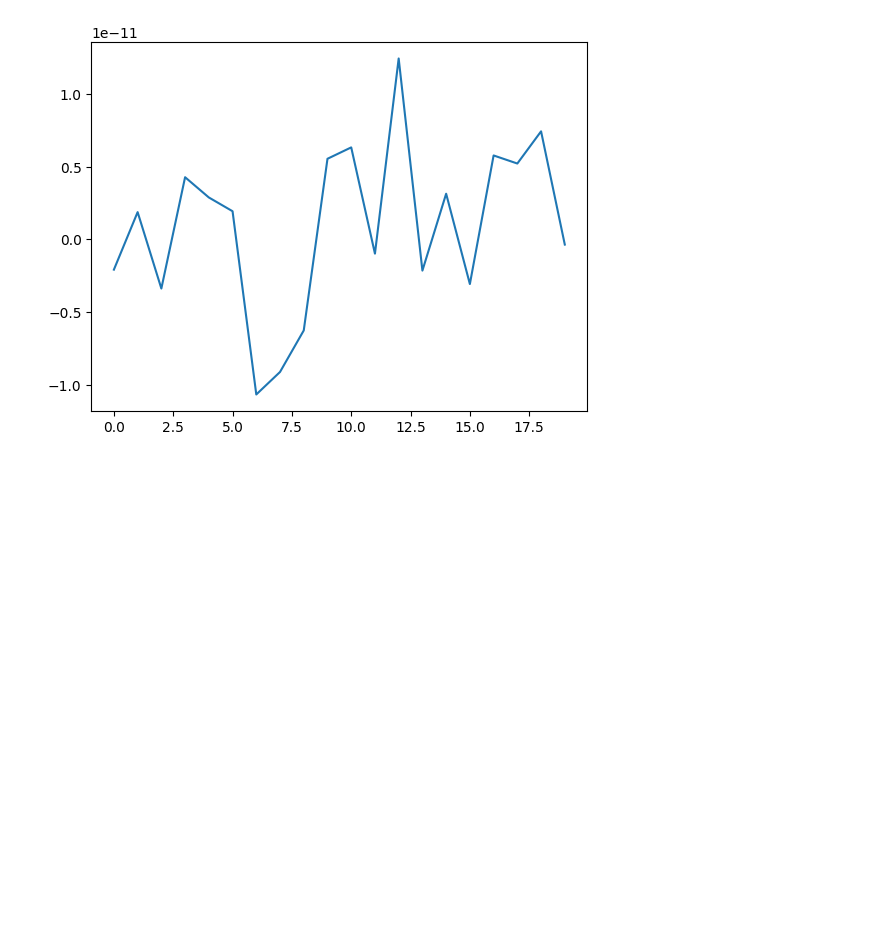
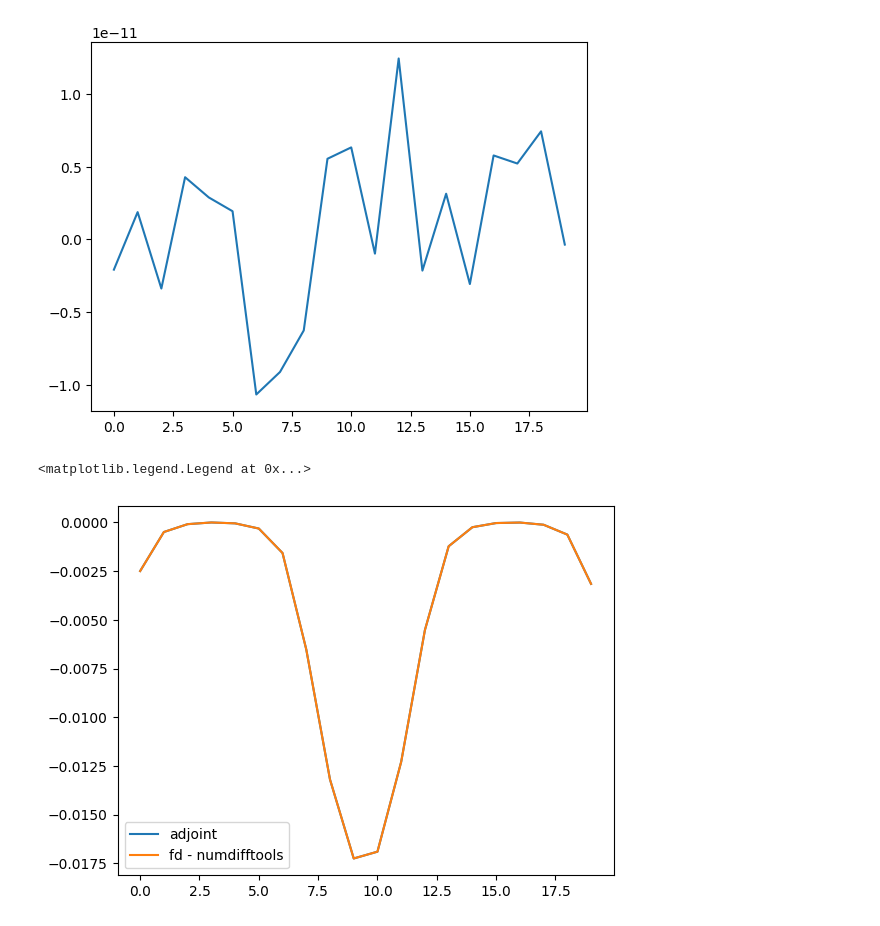
Before and after one commit to antoinecollet5/pyrtid, a Jupyter notebook: devs/chemistry_derivation_with_linear_transport.ipynb, the cells around one changed output. Cells and saved outputs as stored; diff of their text form; code cells hidden in the pictures; blank space fills up the shorter version.

```diff
--- a/devs/chemistry_derivation_with_linear_transport.ipynb
+++ b/devs/chemistry_derivation_with_linear_transport.ipynb
@@ -575,7 +575,7 @@ def solve_adj_transport(
 atr_model = AdjointTransportModel(time_params.nt)
 _a_sources = tr_model_ref.conc - tr_model_est.conc
 
-for it in range(tr_model_ref.conc.shape[-1] - 2, -1, -1):
+for it in range(time_params.nt - 1, -1, -1):
     solve_adj_geochem_explicit(
         tr_model_est, atr_model, gch_params_est, geom, _a_sources, time_params, it
     )
@@ -635,7 +635,7 @@ def objfun(x, time_params: TimeParameters) -> float:
     _tr_model = TransportModel(time_params.nt, gch_params_est, tr_params)
     _tr_model.grade[:, :, 0] = x.reshape(nx, ny, order="F")
     time_params.reset_dt()
-    for it in range(1, _tr_model.conc.shape[-1]):
+    for it in range(1, time_params.nt + 1):
         time_params.update_dt(1)
         solve_transport(_tr_model, gch_params_est, time_params, it)
         solve_geochem_explicit(_tr_model, gch_params_est, time_params, it)
@@ -681,3 +681,16 @@ plt.plot((adjoint_gradient - fd_gradient))
 # %% [output]
 [<matplotlib.lines.Line2D at 0x...>]
 [figure]
+# %%
+def objfun_wrapper(x: NDArrayFloat):
+    return objfun(x, time_params)
+
+
+fd_gradient_2 = nd.Gradient(objfun_wrapper, step=eps)(M1.ravel("F"))
+# %%
+plt.plot(adjoint_gradient, label="adjoint")
+plt.plot(fd_gradient_2, label="fd - numdifftools")
+plt.legend()
+# %% [output]
+<matplotlib.legend.Legend at 0x...>
+[figure, added]
```
Also changed, not shown: parts of 1 cell of this notebook.
